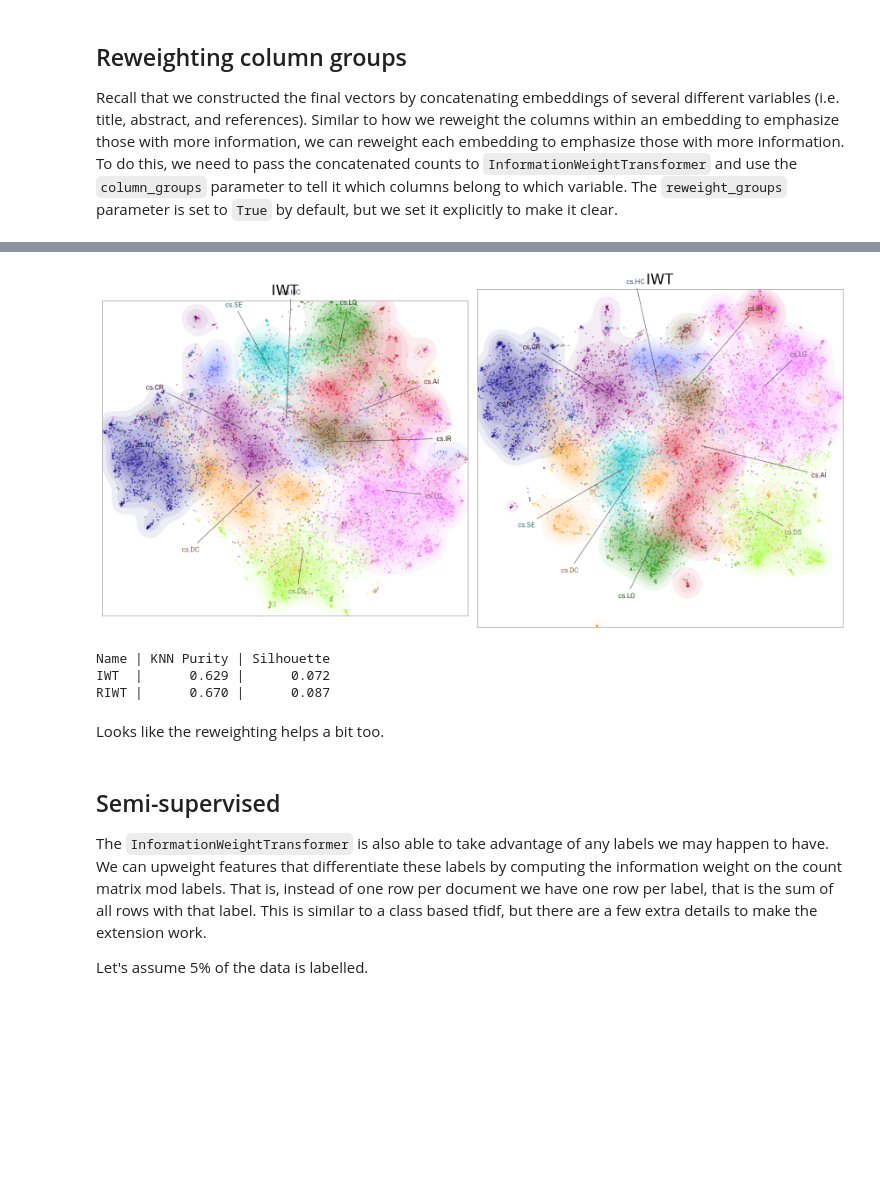
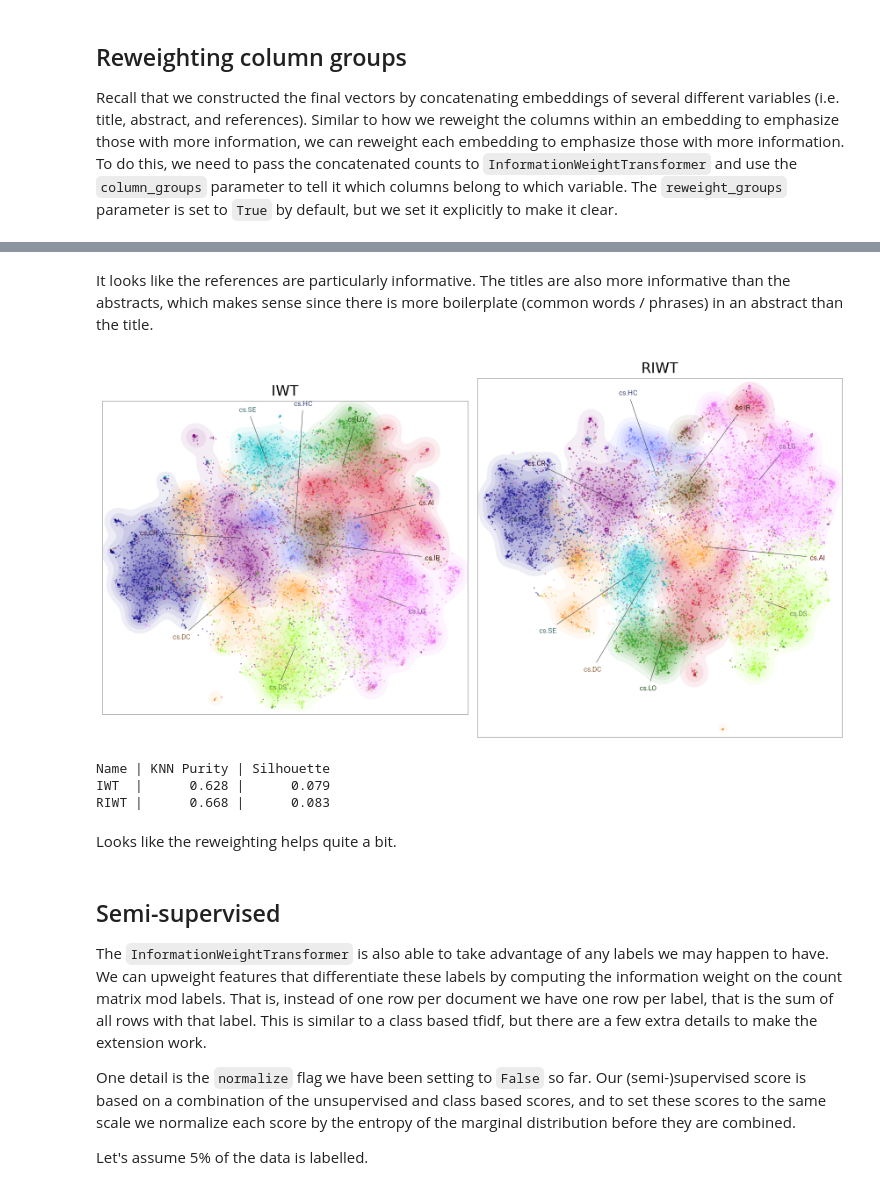
Before and after one commit to ryandewolfe33/infoweight, a Jupyter notebook: docs/papers.ipynb, the cells around one changed output, grey strips where cells are left out. Saved outputs shown, nothing was run; the diff lists cells and outputs as text; code cells hidden in the pictures; blank space fills up the shorter version.

```diff
--- a/docs/papers.ipynb
+++ b/docs/papers.ipynb
@@ -158,7 +158,7 @@ The `InformationWeightTransformer` is as fast (or slightly faster) than `TfidfTr
 If we run it again, we will see a more accurate measure of it's runtime.
 # %%
 %%time
-iwt = InformationWeightTransformer()
+iwt = InformationWeightTransformer(normalize=False)
 iwt_title_counts = iwt.fit_transform(title_counts)
 iwt_word_counts = iwt.fit_transform(word_counts)
 iwt_ref_counts = iwt.fit_transform(ref_counts)
@@ -194,10 +194,12 @@ pwi_joint_counts
 Lets look at how the different transformer affect the data.
 We can reduce the high-dimensional vectors to 2d using UMAP [3] and then color each point by it's primary category.
 # %%
-def get_ax_lims(datamap):
+def get_ax_lims(datamap, padding=0.02):
     xmin, ymin = np.min(datamap, axis=0)
     xmax, ymax = np.max(datamap, axis=0)
-    return (xmin, xmax), (ymin, ymax)
+    x_padding = padding * (xmax - xmin)
+    y_padding = padding * (ymax - ymin)
+    return (xmin - x_padding, xmax + x_padding), (ymin - y_padding, ymax + y_padding)
 # %%
 fig, axs = plt.subplots(2, 2, figsize=(12, 12))
 labels = df["category"].unique()
@@ -290,12 +292,12 @@ Similar to how we reweight the columns within an embedding to emphasize those wi
 To do this, we need to pass the concatenated counts to `InformationWeightTransformer` and use the `column_groups` parameter to tell it which columns belong to which variable. The `reweight_groups` parameter is set to `True` by default, but we set it explicitly to make it clear.
 # %%
 %%time
-iwt = InformationWeightTransformer(reweight_groups=True)
+iwt = InformationWeightTransformer(normalize=False, reweight_groups=True)
 column_groups = np.array(
     [0] * title_counts.shape[1] + [1] * word_counts.shape[1] + [2] * ref_counts.shape[1]
 )
 iwt_reweighted_joint_counts = iwt.fit_transform(
     joint_counts, column_groups=column_groups
 )
-iwt_reweighted_joint_counts
+iwt.group_weights_
 # %% [output]
@@ -306,34 +307,37 @@ Wall time: 1.59 s
+# %% [markdown]
+It looks like the references are particularly informative.
+The titles are also more informative than the abstracts, which makes sense since there is more boilerplate (common words / phrases) in an abstract than the title.
 # %%
 fig, axs = plt.subplots(1, 2, figsize=(12, 6))
 labels = df["category"].unique()
 colors = glasbey.create_palette(palette_size=len(labels))
 pal = dict(zip(labels, colors))
 
 iwt_umapper = umap.UMAP(metric="cosine", random_state=42)
 iwt_datamap = iwt_umapper.fit_transform(iwt_joint_counts)
 datamapplot.create_plot(
     iwt_datamap, df["category"].values, label_color_map=pal, ax=axs[0]
 )
 axs[0].set_title("IWT", fontsize=16)
 axs[0].set_aspect("equal")
 xlims, ylims = get_ax_lims(iwt_datamap)
 axs[0].set_xlim(xlims)
 axs[0].set_ylim(ylims)
 
 riwt_umapper = umap.UMAP(metric="cosine", random_state=42)
 riwt_datamap = riwt_umapper.fit_transform(iwt_reweighted_joint_counts)
 datamapplot.create_plot(
     riwt_datamap, df["category"].values, label_color_map=pal, ax=axs[1]
 )
-axs[1].set_title("IWT", fontsize=16)
+axs[1].set_title("RIWT", fontsize=16)
 axs[1].set_aspect("equal")
 xlims, ylims = get_ax_lims(riwt_datamap)
 axs[1].set_xlim(xlims)
 axs[1].set_ylim(ylims)
 
 fig.tight_layout()
 # %% [output]
-[figure, old version]
+[figure, new version]
 # %%
 umappers = [iwt_umapper, riwt_umapper]
 low_maps = [iwt_datamap, riwt_datamap]
@@ -346,10 +350,10 @@ for name, datamap, umapper in zip(names, low_maps, umappers):
     )
 # %% [output]
 Name | KNN Purity | Silhouette
-IWT  |      0.629 |      0.072
-RIWT |      0.670 |      0.087
+IWT  |      0.628 |      0.079
+RIWT |      0.668 |      0.083
 # %% [markdown]
-Looks like the reweighting helps a bit too.
+Looks like the reweighting helps quite a bit.
 # %% [markdown]
 ## Semi-supervised
 
@@ -358,6 +362,10 @@ We can upweight features that differentiate these labels by computing the inform
 That is, instead of one row per document we have one row per label, that is the sum of all rows with that label.
 This is similar to a class based tfidf, but there are a few extra details to make the extension work.
 
+One detail is the `normalize` flag we have been setting to `False` so far.
+Our (semi-)supervised score is based on a combination of the unsupervised and class based scores, and to set these scores
+to the same scale we normalize each score by the entropy of the marginal distribution before they are combined.
+
 Let's assume 5% of the data is labelled.
 # %%
 # Convert labels into an array of integers
```
Also changed, not shown: parts of 24 cells of this notebook, 1 other file.
